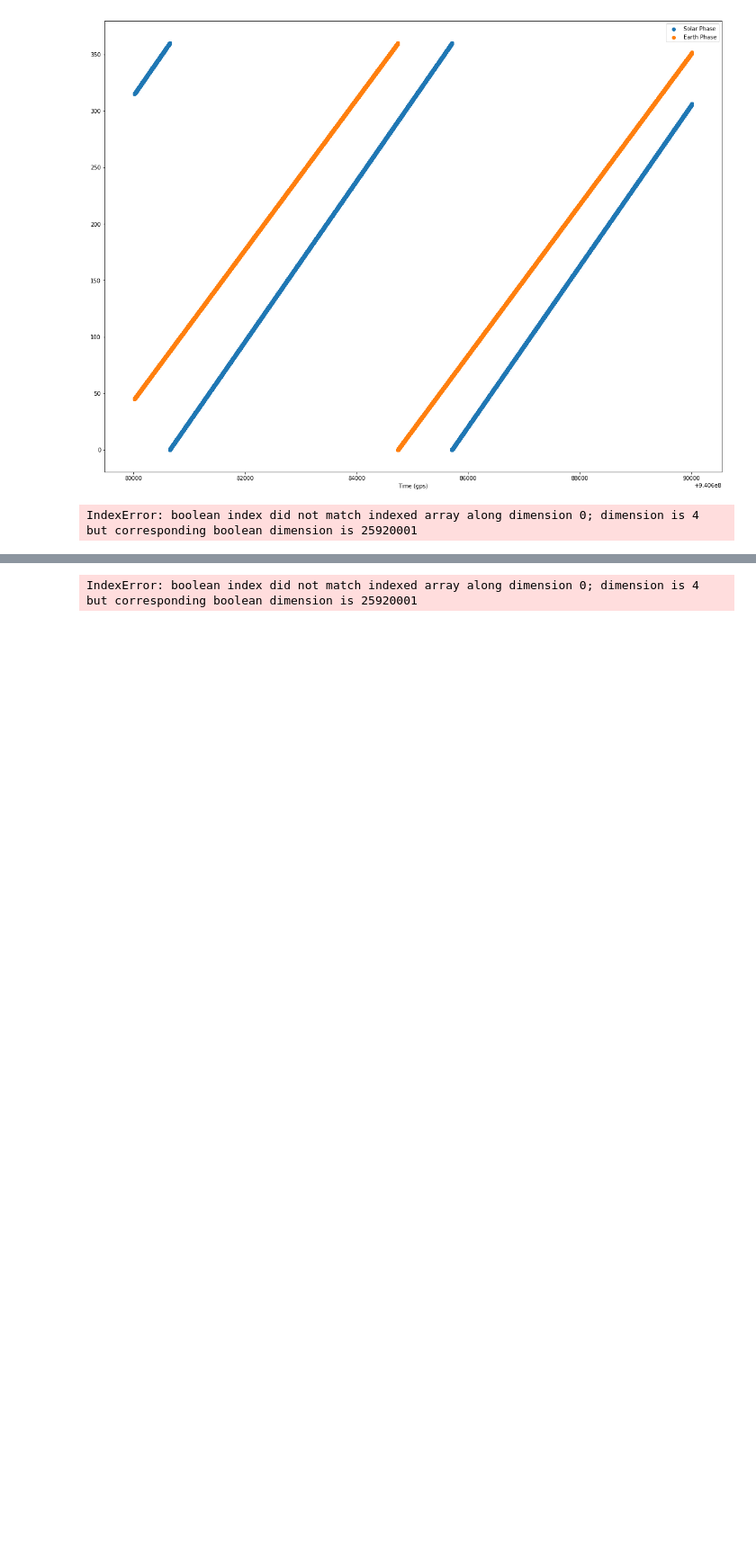
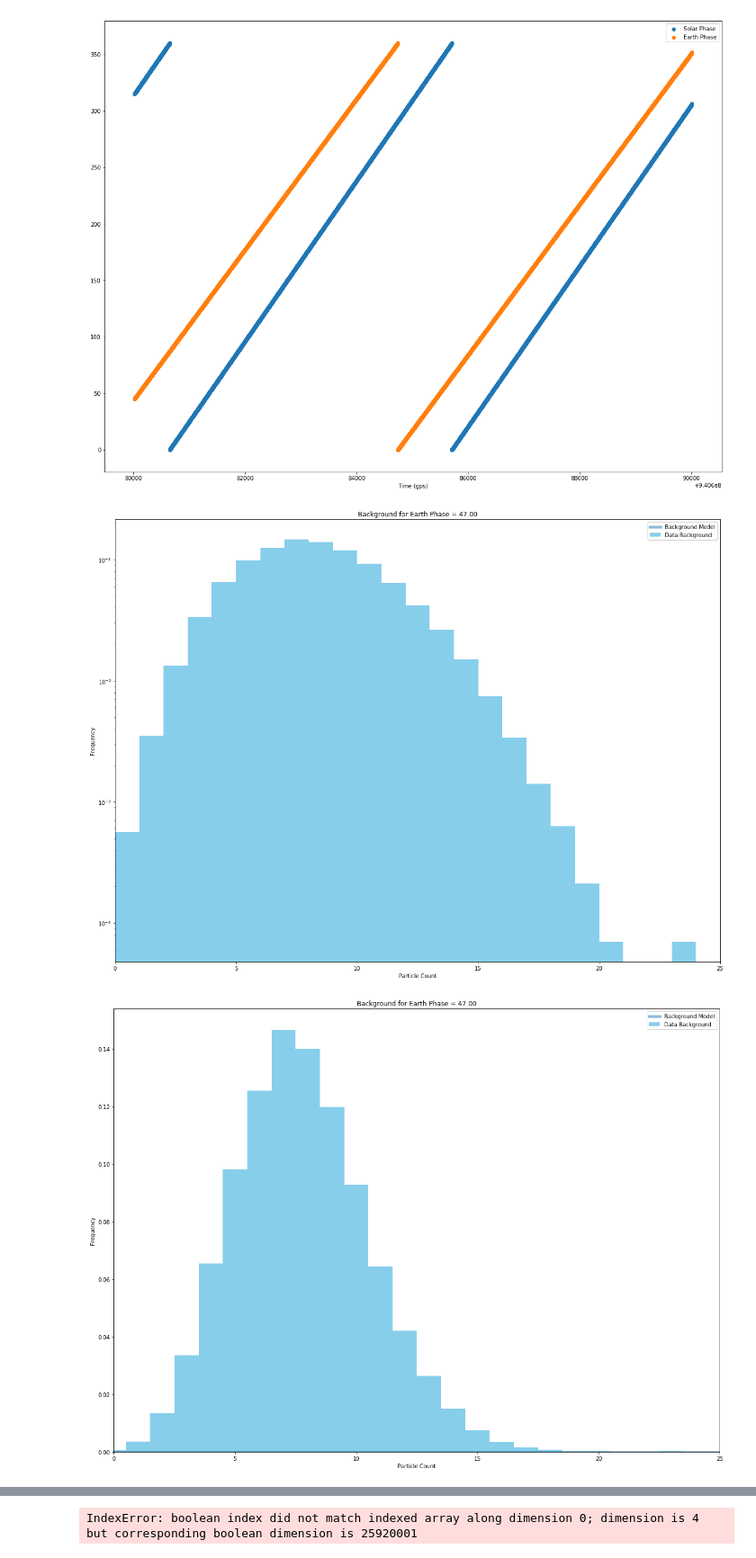
Before and after one commit to s-agiedd/PHYS_434, a Jupyter notebook: Labs/Alyssa_Giedd_Lab4.ipynb, the cells around one changed output, grey strips where cells are left out. Shown at 90% size. Cells and saved outputs as stored; diff of their text form; code cells hidden in the pictures; blank space fills up the shorter version.

```diff
--- a/Labs/Alyssa_Giedd_Lab4.ipynb
+++ b/Labs/Alyssa_Giedd_Lab4.ipynb
@@ -73,27 +74,43 @@ plt.show()
 # %%
 # 3) Create a model for the background that includes time dependence, and explicitly compare your model to the data.
 # How good is your model of the background
+Data = pd.DataFrame({'Time':data[0], 'Solar Phase' : data[1] , 'Earth Longitude':data[2], 'Particle Count':data[3]})
 def plot_bg(n):
 
-    D = data[(data[2,:] < data[2,n+15])]
-    D = D[(data[2,:] >= data[2,n-15])]
+    D = Data[(Data["Earth Longitude"] < Data.at[n+15,'Earth Longitude'])]
+    D = D[(D["Earth Longitude"] >= Data.at[n-15,'Earth Longitude'])]
 
     mu=D.mean()
 
+    fig, ax = plt.subplots(1,2)
     x = np.arange(0,30,1)
-    plt.plot(x,stats.poisson.pmf(x,mu[3],loc=0), linewidth = 5, alpha = .5,label = "Model")
-    plt.hist(D["Particle Count"], bins=np.arange(0,40,1), density=True, color = "red", label =  "Background")
-    plt.yscale("Log")
-    plt.ylabel("Freq")
-    plt.xlabel("Particle Count")
-    plt.title("Earth Phase Background")
+    ax.plot(x,stats.poisson.pmf(x,mu[3],loc=0), linewidth = 5, alpha = .5,label = 'Background Model')
+    plt.xlim([0,25])
+    plt.hist(D['Particle Count'], bins=np.arange(0,40,1), density=True, color = 'skyblue', label =  'Data Background')
+    plt.yscale('log')
+    plt.ylabel('Frequency')
+    plt.xlabel('Particle Count')
+    plt.title('Background for Earth Phase = {0:1.2f}'.format(Data.at[n,'Earth Longitude']))
+    plt.legend()
+    plt.show()
+
+    fig, ax = plt.subplots(1,1)
+    x = np.arange(0,30,1)
+    ax.plot(x,stats.poisson.pmf(x,mu[3],loc=0), linewidth = 5, alpha = .5, label = 'Background Model')
+
+    plt.hist(D['Particle Count'], bins=np.arange(0,40,1), density=True, color = 'skyblue',align='left',label = 'Data Background')
+    plt.xlim([0,25])
+    plt.ylabel('Frequency')
+    plt.title('Background for Earth Phase = {0:1.2f}'.format(Data.at[n,'Earth Longitude']))
+    plt.xlabel('Particle Count')
     plt.legend()
     plt.show()
 
 
 plot_bg(300)
 plot_bg(4000)
 plot_bg(50000)
 plot_bg(900000)
 # %% [output]
-IndexError: boolean index did not match indexed array along dimension 0; dimension is 4 but corresponding boolean dimension is 25920001
+[figure, added]
+[figure, added]
```
Also changed, not shown: parts of 3 cells of this notebook.
